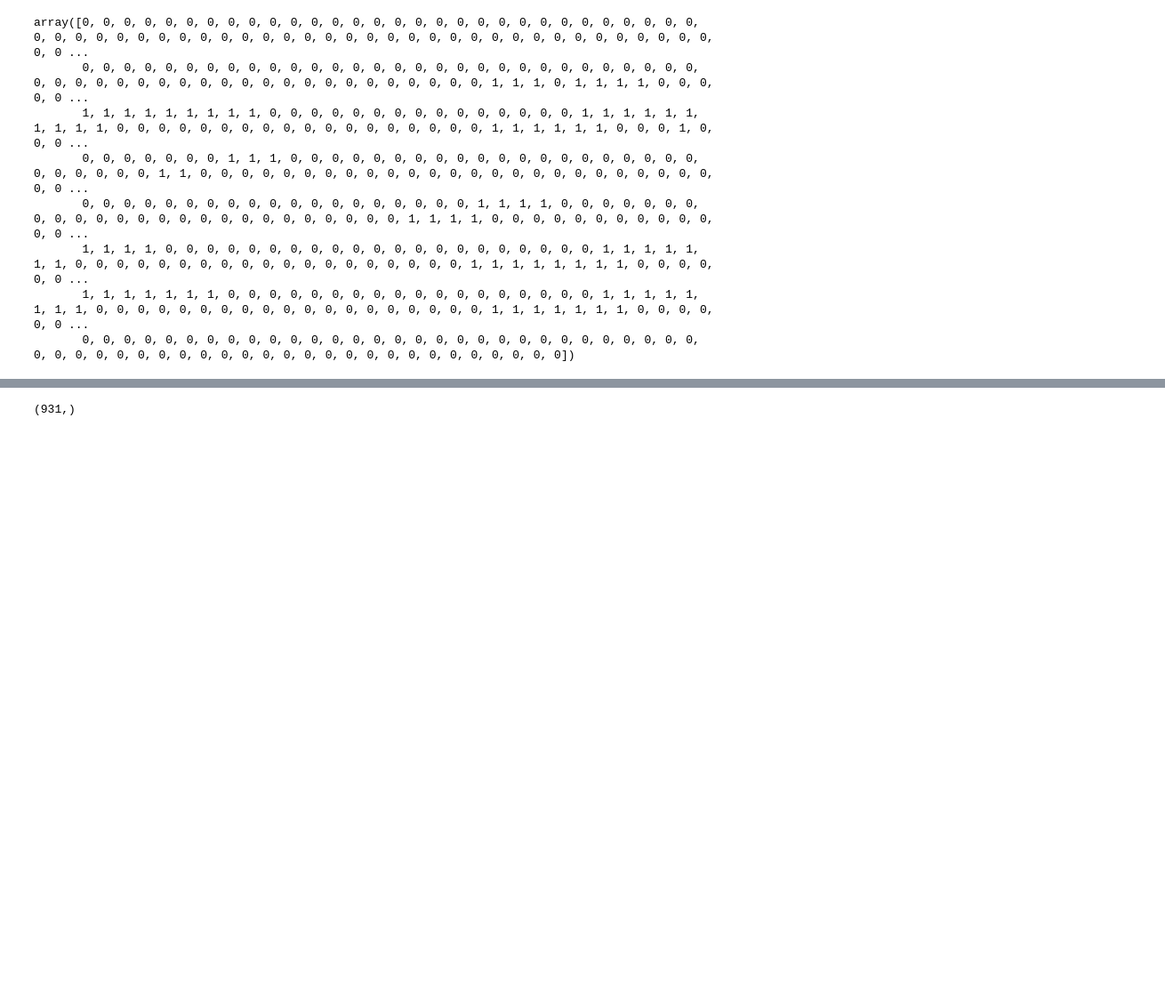
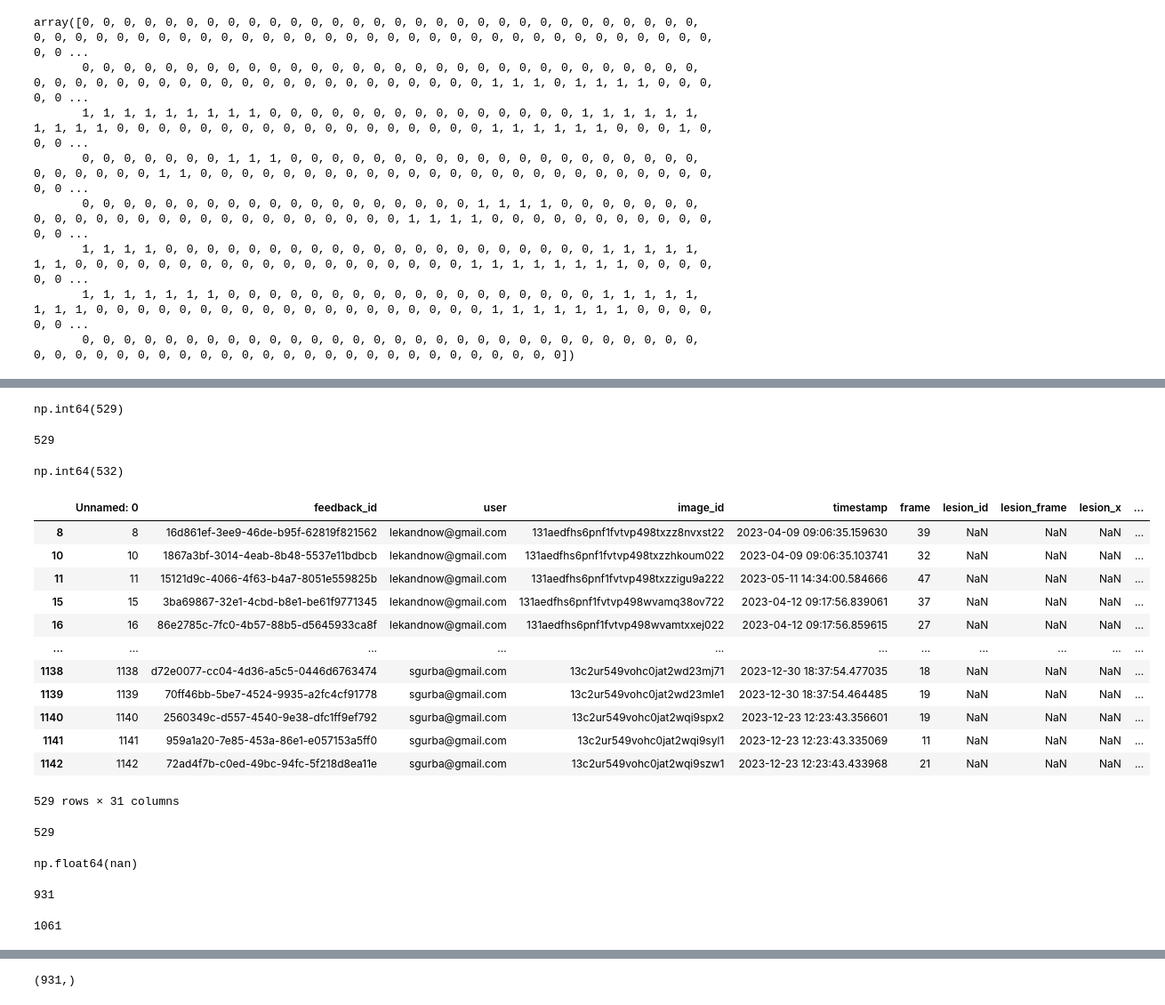
Before and after one commit to basiav/Vessels-ML, a Jupyter notebook: tzetlin.ipynb, the cells around one changed output, grey strips where cells are left out. Shown: that part at 89% size. Drawn from its saved outputs; the diff is of its cells as text; code cells hidden in the pictures; blank space fills up the shorter version.

```diff
--- a/tzetlin.ipynb
+++ b/tzetlin.ipynb
@@ -525,0 +514,2 @@ array([[0, 0, 0, ..., 1, 1, 1],
+# %%
+tzetlin_trainer = LesionTzetlinTrainer()
@@ -539,5 +531,9 @@ for path in filenames:
     bin_arr = (img_arr >= threshold).astype(np.uint8)
     img_array.append(bin_arr)
 # %%
-df
+import pandas as pd
+
+tzetlin_trainer.load_data()
+df = tzetlin_trainer.lesion_df
+df.head(1)
 # %% [output]
@@ -556,0 +561,46 @@ df
+# %%
+count = df['lesion_width'].isna().sum()
+count
+# %% [output]
+np.int64(529)
+# %%
+len(np.where(df["lesion_x"].isna())[0])
+# %% [output]
+529
+# %%
+df["lesion_id"].apply(lambda x: not pd.isna(x)).sum()
+# %% [output]
+np.int64(532)
+# %%
+df[df["lesion_x"].apply(lambda x: pd.isna(x))]
+# %% [output]
+|  | Unnamed: 0 | feedback_id | user | image_id | timestamp | frame | lesion_id | lesion_frame | lesion_x | ... |
+| 8 | 8 | 16d861ef-3ee9-46de-b95f-62819f821562 | lekandnow@gmail.com | 131aedfhs6pnf1fvtvp498txzz8nvxst22 | 2023-04-09 09:06:35.159630 | 39 | NaN | NaN | NaN | ... |
+| 10 | 10 | 1867a3bf-3014-4eab-8b48-5537e11bdbcb | lekandnow@gmail.com | 131aedfhs6pnf1fvtvp498txzzhkoum022 | 2023-04-09 09:06:35.103741 | 32 | NaN | NaN | NaN | ... |
+| 11 | 11 | 15121d9c-4066-4f63-b4a7-8051e559825b | lekandnow@gmail.com | 131aedfhs6pnf1fvtvp498txzzigu9a222 | 2023-05-11 14:34:00.584666 | 47 | NaN | NaN | NaN | ... |
+| 15 | 15 | 3ba69867-32e1-4cbd-b8e1-be61f9771345 | lekandnow@gmail.com | 131aedfhs6pnf1fvtvp498wvamq38ov722 | 2023-04-12 09:17:56.839061 | 37 | NaN | NaN | NaN | ... |
+| 16 | 16 | 86e2785c-7fc0-4b57-88b5-d5645933ca8f | lekandnow@gmail.com | 131aedfhs6pnf1fvtvp498wvamtxxej022 | 2023-04-12 09:17:56.859615 | 27 | NaN | NaN | NaN | ... |
+| ... | ... | ... | ... | ... | ... | ... | ... | ... | ... | ... |
+| 1138 | 1138 | d72e0077-cc04-4d36-a5c5-0446d6763474 | sgurba@gmail.com | 13c2ur549vohc0jat2wd23mj71 | 2023-12-30 18:37:54.477035 | 18 | NaN | NaN | NaN | ... |
+| 1139 | 1139 | 70ff46bb-5be7-4524-9935-a2fc4cf91778 | sgurba@gmail.com | 13c2ur549vohc0jat2wd23mle1 | 2023-12-30 18:37:54.464485 | 19 | NaN | NaN | NaN | ... |
+| 1140 | 1140 | 2560349c-d557-4540-9e38-dfc1ff9ef792 | sgurba@gmail.com | 13c2ur549vohc0jat2wqi9spx2 | 2023-12-23 12:23:43.356601 | 19 | NaN | NaN | NaN | ... |
+| 1141 | 1141 | 959a1a20-7e85-453a-86e1-e057153a5ff0 | sgurba@gmail.com | 13c2ur549vohc0jat2wqi9syl1 | 2023-12-23 12:23:43.335069 | 11 | NaN | NaN | NaN | ... |
+| 1142 | 1142 | 72ad4f7b-c0ed-49bc-94fc-5f218d8ea11e | sgurba@gmail.com | 13c2ur549vohc0jat2wqi9szw1 | 2023-12-23 12:23:43.433968 | 21 | NaN | NaN | NaN | ... |
+529 rows × 31 columns
+# %%
+count = len(df[df['lesion_width'].isna()])
+count
+# %% [output]
+529
+# %%
+df.iloc[7]["lesion_x"]
+# %% [output]
+np.float64(nan)
+# %%
+len(filenames)
+# %% [output]
+931
+# %%
+len(lesion_filenames)
+# %% [output]
+1061
```
Also changed, not shown: parts of 56 cells of this notebook, 4 other files.
